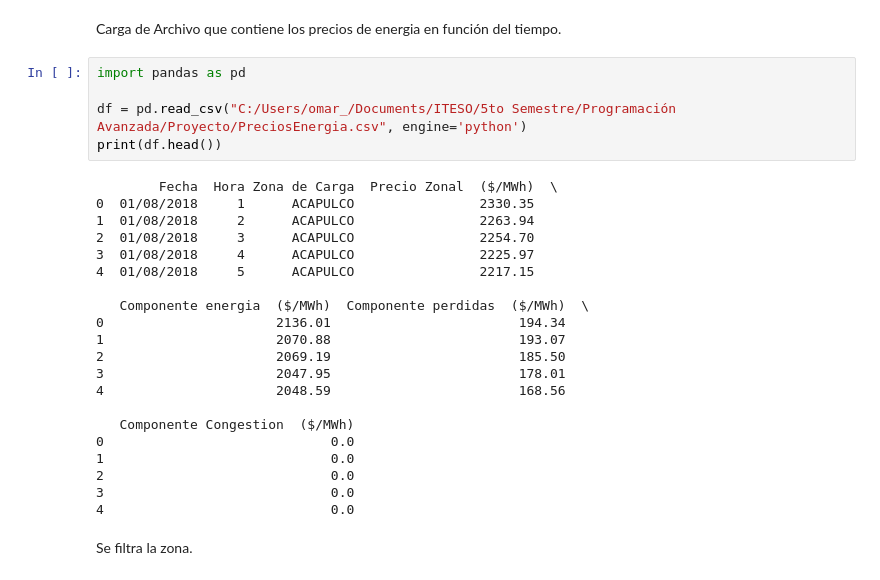
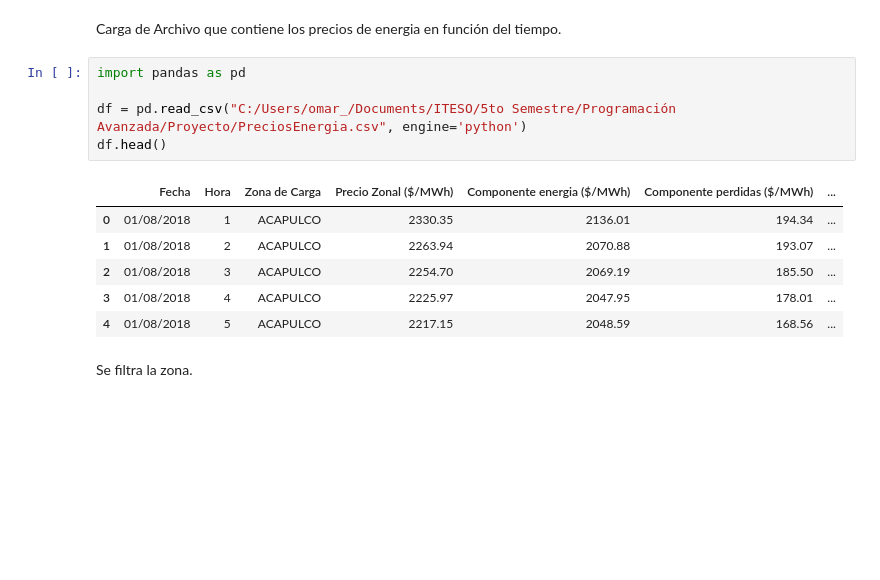
Before and after one commit to HomerMadriz/EnergyPred, a Jupyter notebook: Proyecto Final.ipynb, the cells around one changed output. Cells and saved outputs as stored; diff of their text form; blank space fills up the shorter version.

```diff
--- a/Proyecto Final.ipynb
+++ b/Proyecto Final.ipynb
@@ -3,29 +3,15 @@ Carga de Archivo que contiene los precios de energia en función del tiempo.
 # %%
 import pandas as pd
 
 df = pd.read_csv("C:/Users/omar_/Documents/ITESO/5to Semestre/Programación Avanzada/Proyecto/PreciosEnergia.csv", engine='python')
-print(df.head())
+df.head()
 # %% [output]
-        Fecha  Hora Zona de Carga  Precio Zonal  ($/MWh)  \
-0  01/08/2018     1      ACAPULCO                2330.35
-1  01/08/2018     2      ACAPULCO                2263.94
-2  01/08/2018     3      ACAPULCO                2254.70
-3  01/08/2018     4      ACAPULCO                2225.97
-4  01/08/2018     5      ACAPULCO                2217.15
-
-   Componente energia  ($/MWh)  Componente perdidas  ($/MWh)  \
-0                      2136.01                        194.34
-1                      2070.88                        193.07
-2                      2069.19                        185.50
-3                      2047.95                        178.01
-4                      2048.59                        168.56
-
-   Componente Congestion  ($/MWh)
-0                             0.0
-1                             0.0
-2                             0.0
-3                             0.0
-4                             0.0
+|  | Fecha | Hora | Zona de Carga | Precio Zonal ($/MWh) | Componente energia ($/MWh) | Componente perdidas ($/MWh) | ... |
+| 0 | 01/08/2018 | 1 | ACAPULCO | 2330.35 | 2136.01 | 194.34 | ... |
+| 1 | 01/08/2018 | 2 | ACAPULCO | 2263.94 | 2070.88 | 193.07 | ... |
+| 2 | 01/08/2018 | 3 | ACAPULCO | 2254.70 | 2069.19 | 185.50 | ... |
+| 3 | 01/08/2018 | 4 | ACAPULCO | 2225.97 | 2047.95 | 178.01 | ... |
+| 4 | 01/08/2018 | 5 | ACAPULCO | 2217.15 | 2048.59 | 168.56 | ... |
 # %% [markdown]
 Se filtra la zona.
 # %%
```
Also changed, not shown: parts of 26 cells of this notebook, 7 other files.
